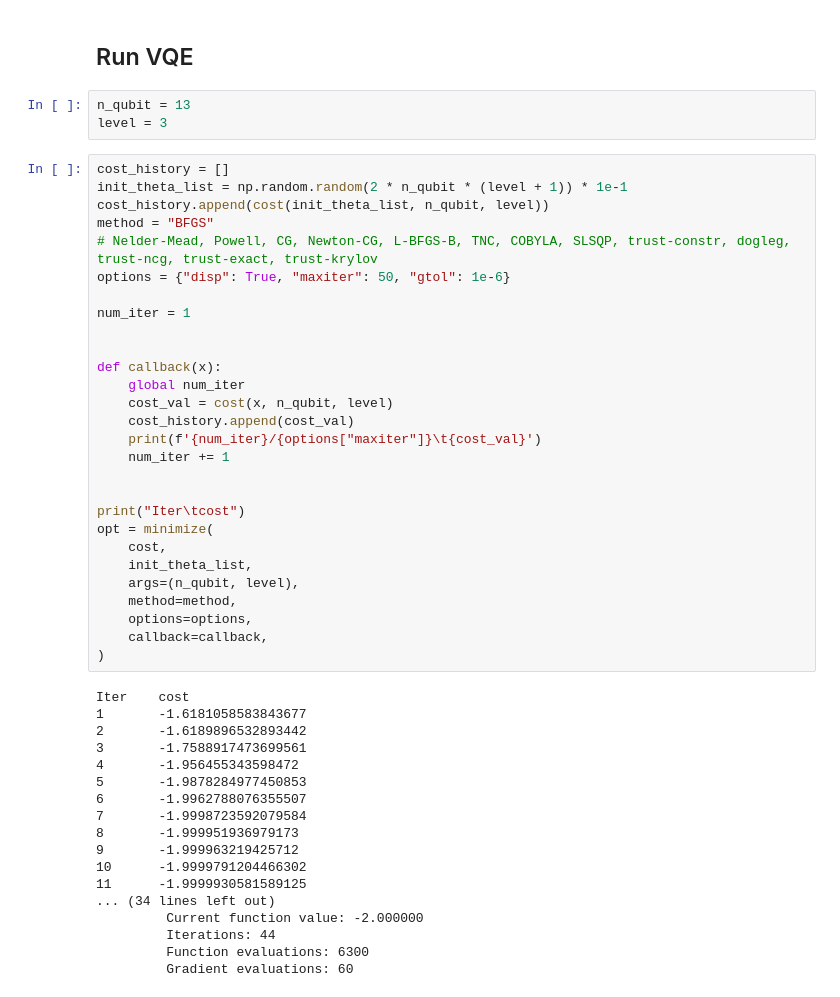
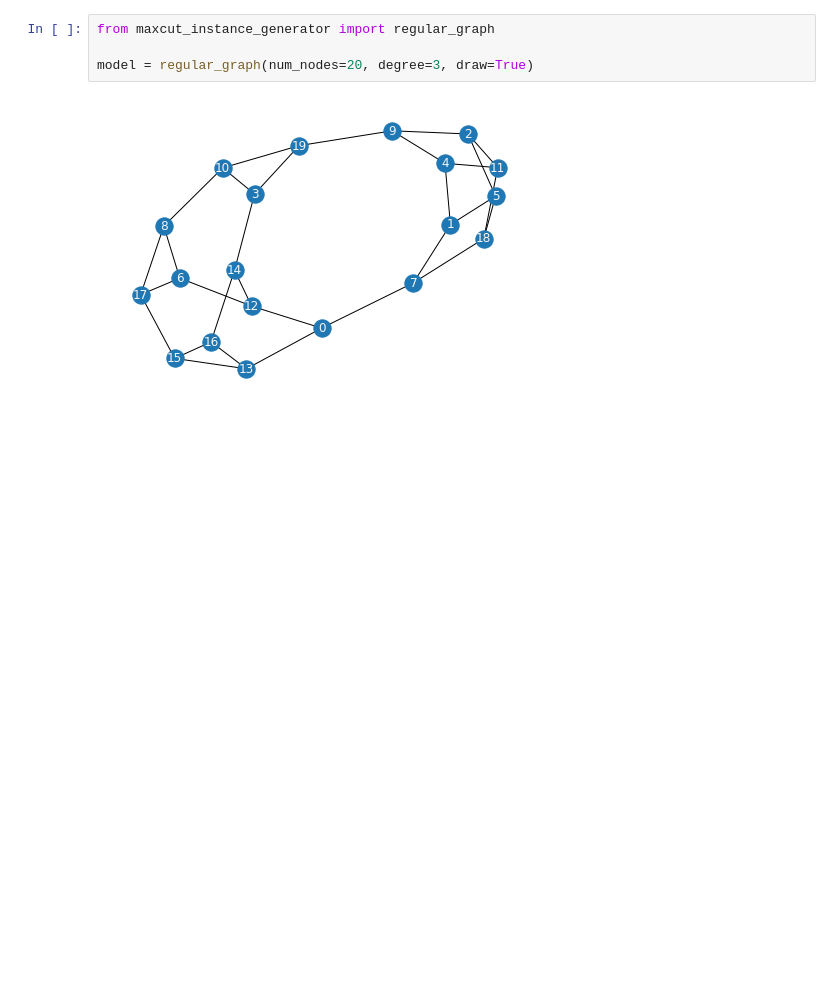
Before and after one commit to terapoon/qrao_experiment, a Jupyter notebook: qulacs/play_ground.ipynb, the cells around one changed output. Drawn from its saved outputs; the diff is of its cells as text; blank space fills up the shorter version.

```diff
--- a/qulacs/play_ground.ipynb
+++ b/qulacs/play_ground.ipynb
@@ -54,51 +1,6 @@ def cost(theta_list, n_qubit, level):
-# %% [markdown]
-## Run VQE
-# %%
-n_qubit = 13
-level = 3
-# %%
-cost_history = []
-init_theta_list = np.random.random(2 * n_qubit * (level + 1)) * 1e-1
-cost_history.append(cost(init_theta_list, n_qubit, level))
-method = "BFGS"
-# Nelder-Mead, Powell, CG, Newton-CG, L-BFGS-B, TNC, COBYLA, SLSQP, trust-constr, dogleg, trust-ncg, trust-exact, trust-krylov
-options = {"disp": True, "maxiter": 50, "gtol": 1e-6}
-
-num_iter = 1
-
-
-def callback(x):
-    global num_iter
-    cost_val = cost(x, n_qubit, level)
-    cost_history.append(cost_val)
-    print(f'{num_iter}/{options["maxiter"]}\t{cost_val}')
-    num_iter += 1
-
-
-print("Iter\tcost")
-opt = minimize(
-    cost,
-    init_theta_list,
-    args=(n_qubit, level),
-    method=method,
-    options=options,
-    callback=callback,
-)
-# %% [output]
-Iter    cost
-1       -1.6181058583843677
-2       -1.6189896532893442
-3       -1.7588917473699561
-4       -1.956455343598472
-5       -1.9878284977450853
-6       -1.9962788076355507
-7       -1.9998723592079584
-8       -1.999951936979173
-9       -1.999963219425712
-10      -1.9999791204466302
-11      -1.9999930581589125
-... (34 lines left out)
-         Current function value: -2.000000
-         Iterations: 44
-         Function evaluations: 6300
-         Gradient evaluations: 60
+# %%
+from maxcut_instance_generator import regular_graph
+
+model = regular_graph(num_nodes=20, degree=3, draw=True)
+# %% [output]
+[figure, added]
```
Also changed, not shown: parts of 17 cells of this notebook, 2 other files.
